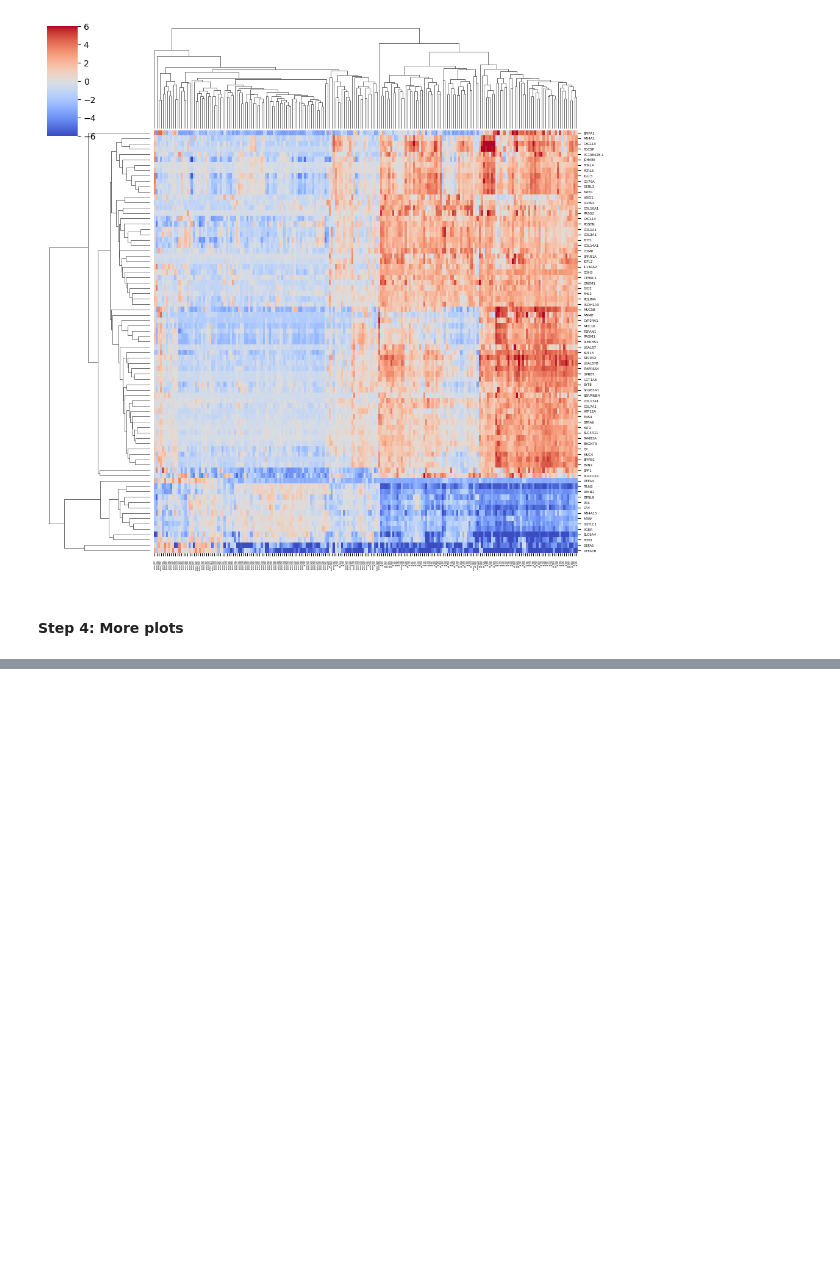
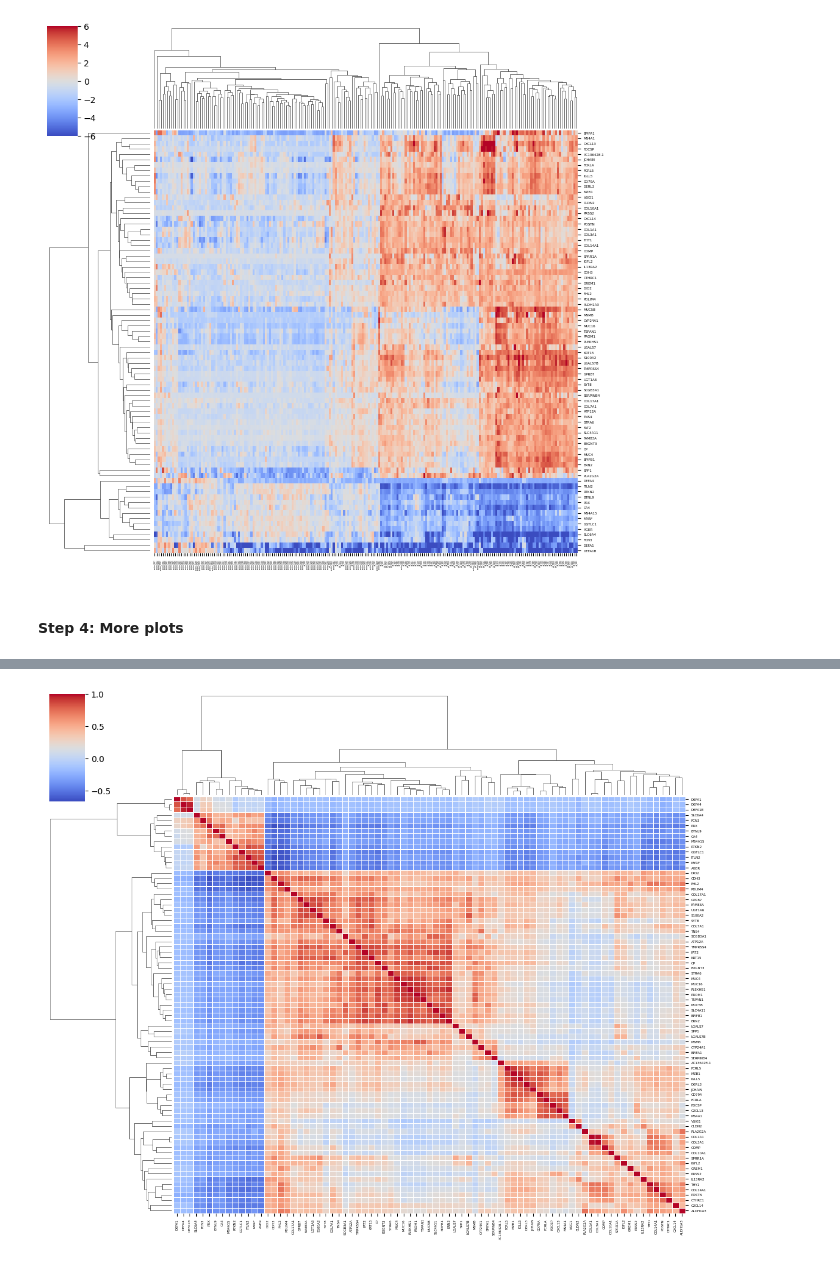
Before and after one commit to mohima-mimino11/transcriptomics-project, a Jupyter notebook: dge_analysis.ipynb, the cells around one changed output, grey strips where cells are left out. Saved outputs shown, nothing was run; the diff lists cells and outputs as text; code cells hidden in the pictures; blank space fills up the shorter version.

```diff
--- a/dge_analysis.ipynb
+++ b/dge_analysis.ipynb
@@ -402,0 +464,20 @@ plt.show()
+# %%
+# DEG expression correlation
+
+correlation_matrix = np.corrcoef(sig_data)
+
+sns_plot = sns.clustermap(correlation_matrix,
+                          xticklabels=sig_genes,
+                          yticklabels=sig_genes,
+                          cmap="coolwarm",
+                          annot=False,
+                          linewidths=.5,
+                          figsize=(12, 10))
+
+sns_plot.ax_heatmap.set_xticklabels(sns_plot.ax_heatmap.get_xmajorticklabels(), fontsize=4)
+sns_plot.ax_heatmap.set_yticklabels(sns_plot.ax_heatmap.get_ymajorticklabels(), fontsize=4)
+
+sns_plot.savefig("output/degs_correlation_heatmap.pdf")
+plt.show()
+# %% [output]
+[figure, added]
```
Also changed, not shown: parts of 3 cells of this notebook, 3 other files.
